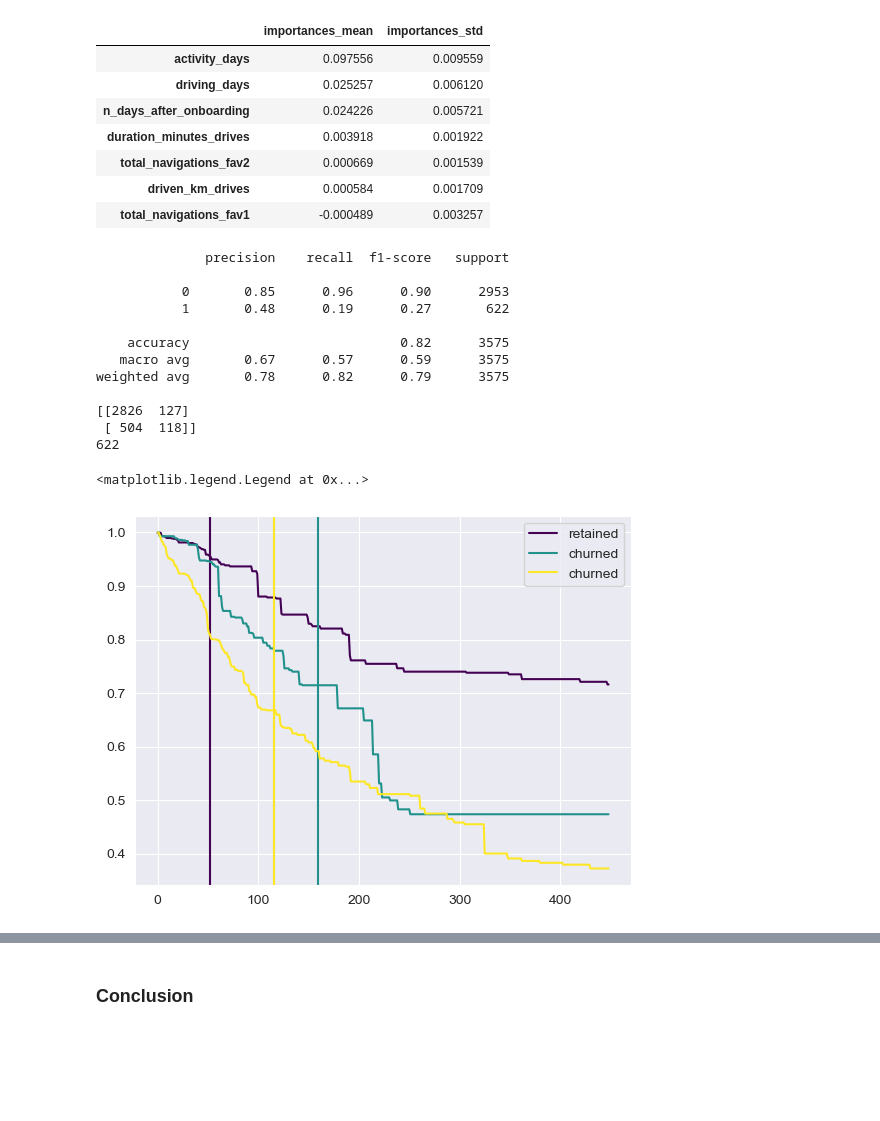
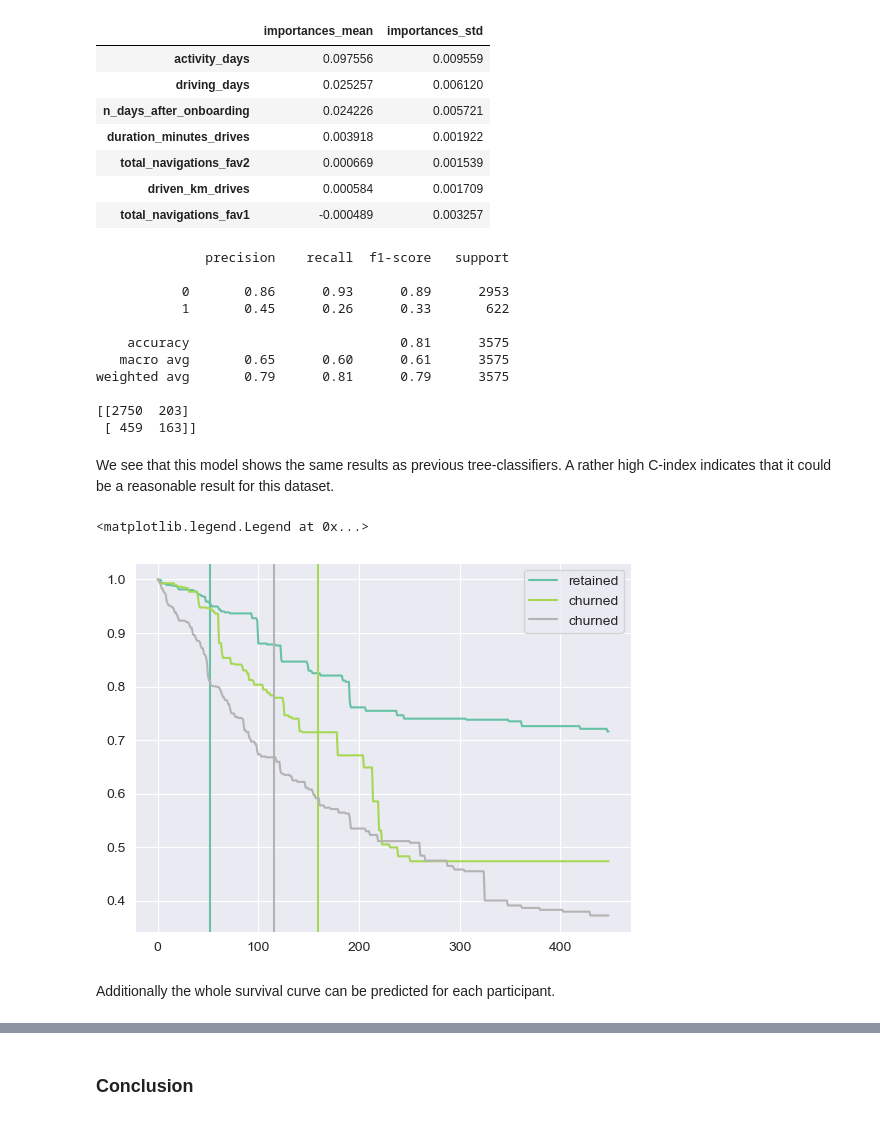
Before and after one commit to point-de-vyu/data-analytics-projects, a Jupyter notebook: Waze_predicting_user_churn/4. Tree-based_models.ipynb, the cells around one changed output, grey strips where cells are left out. Saved outputs shown, nothing was run; the diff lists cells and outputs as text; code cells hidden in the pictures; blank space fills up the shorter version.

```diff
--- a/Waze_predicting_user_churn/4. Tree-based_models.ipynb
+++ b/Waze_predicting_user_churn/4. Tree-based_models.ipynb
@@ -389,7 +397,7 @@ pd.DataFrame(
 # %%
 prediction = rsf.predict(X_val)
 y_true = np.array(y_val['event'])  # True labels
-y_pred = prediction>280  # Predicted labels
+y_pred = prediction>decision_boundary  # Predicted labels
 
 # Convert boolean arrays to integer type
 y_true_int = y_true.astype(int)
@@ -399,34 +407,36 @@ y_pred_int = y_pred.astype(int)
 cm = confusion_matrix(y_true_int, y_pred_int)
 print(classification_report(y_true_int, y_pred_int))
 print(cm)
-print(y_true.sum())
 # %% [output]
               precision    recall  f1-score   support
 
-           0       0.85      0.96      0.90      2953
-           1       0.48      0.19      0.27       622
+           0       0.86      0.93      0.89      2953
+           1       0.45      0.26      0.33       622
 
-    accuracy                           0.82      3575
-   macro avg       0.67      0.57      0.59      3575
-weighted avg       0.78      0.82      0.79      3575
+    accuracy                           0.81      3575
+   macro avg       0.65      0.60      0.61      3575
+weighted avg       0.79      0.81      0.79      3575
 
-[[2826  127]
- [ 504  118]]
-622
+[[2750  203]
+ [ 459  163]]
+# %% [markdown]
+We see that this model shows the same results as previous tree-classifiers. A rather high C-index indicates that it could be a reasonable result for this dataset.
 # %%
 surv = rsf.predict_survival_function(X_val, return_array=True)
 # %%
 inverse_map= {False:'retained',True:'churned'}
 values = [29,150,3430]
-colormap = plt.cm.viridis
+colormap = plt.cm.Set2
 color_list = colormap(np.linspace(0, 1, len(values)))
 for idx, val in enumerate(values):
     plt.plot(np.arange(len(rsf.unique_times_)),surv[val,:],label=f'{inverse_map[y_val[val][0]]}',color=color_list[idx])
     plt.axvline(y_val[val][1],color=color_list[idx])
 plt.legend()
 # %% [output]
 <matplotlib.legend.Legend at 0x...>
-[figure, old version]
+[figure, new version]
+# %% [markdown]
+Additionally the whole survival curve can be predicted for each participant.
 # %%
 bins= np.arange(20)*0.05
 for label in range(2):
```
Also changed, not shown: parts of 9 cells of this notebook.
